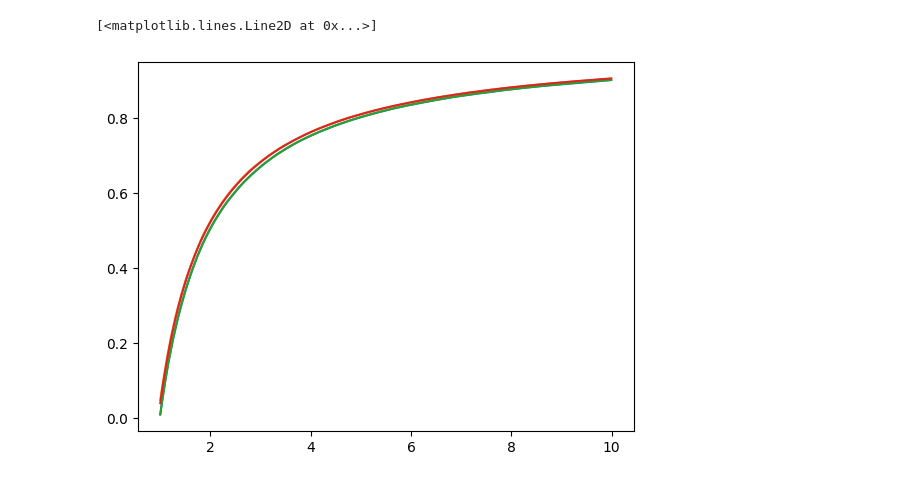
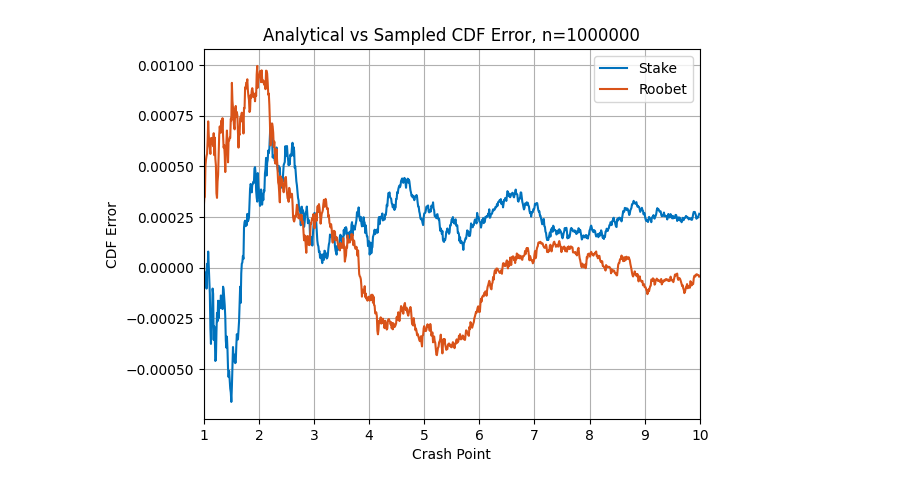
Before and after one commit to a-dimitri/mathematics-of-crash, a Jupyter notebook: simulations.ipynb, the cells around one changed output. Cells and saved outputs as stored; diff of their text form; code cells hidden in the pictures.

Commit message:
Added simulations initial simulations and plots

```diff
--- a/simulations.ipynb
+++ b/simulations.ipynb
@@ -16,18 +15,29 @@ def sampleRoobet():
     return 1 if h%25 == 0 else math.floor((100*e-h)/(e-h))/100.0
 # %%
 # Perform sampling, with samples size n
-n = 100000
+n = 1000000
 stake_samples = np.array(sorted([sampleStake() for i in range(n)]))
 roobet_samples = np.array(sorted([sampleRoobet() for i in range(n)]))
 # %%
-# Compute both the analytical CDF and the sampled CDF for a selected range of crash point values
-x_values = np.arange(1,10,0.01)
+# Compute the analytical CDF and the sampled CDF for a selected range of crash point values
+# Compute the sampled return rates of a simple betting strategy over n games
+start = 1
+end = 10
+x_values = np.arange(start,end,0.01)
 j = 0
 k = 0
+p1 = 0.01
+hs = 0.04
+p2 = 0.01
 stake_emperical_cdf = np.zeros(len(x_values))
 roobet_emperical_cdf = np.zeros(len(x_values))
 stake_analytical_cdf = np.zeros(len(x_values))
 roobet_analytical_cdf = np.zeros(len(x_values))
+no_edge_cdf = np.zeros(len(x_values))
+stake_return = np.zeros(len(x_values))
+stake_dev = np.zeros(len(x_values))
+roobet_return = np.zeros(len(x_values))
+roobet_dev = np.zeros(len(x_values))
 for i,x in enumerate(x_values):
     while j < len(stake_samples) and stake_samples[j] <= x:
         j += 1
@@ -35,13 +45,22 @@ for i,x in enumerate(x_values):
         k += 1
     stake_emperical_cdf[i] = j/n
     roobet_emperical_cdf[i] = k/n
-    stake_analytical_cdf[i] = 1 - 0.99/x
-    roobet_analytical_cdf[i] = 0.04 + 0.96*(1-0.99/(x-0.01))
+    stake_analytical_cdf[i] = 1 - (1-p1)/x
+    roobet_analytical_cdf[i] = hs + (1-hs)*(1-(1-p1)/x)
+    stake_return[i] = x*(1 - stake_emperical_cdf[i])
+    stake_dev[i] = math.sqrt(x*(1-p1) - (1-p1)*(1-p1))/math.sqrt(n)
+    roobet_return[i] = x*(1 - roobet_emperical_cdf[i])
+    roobet_dev[i] = math.sqrt(x*(1-hs)*(1-p2) - (1-hs)*(1-p2)*(1-hs)*(1-p2))/math.sqrt(n)
+    no_edge_cdf[i] = 1-1/x
-# %%
-plt.plot(x_values, stake_emperical_cdf)
-plt.plot(x_values, roobet_emperical_cdf)
-plt.plot(x_values, stake_analytical_cdf)
-plt.plot(x_values, roobet_analytical_cdf)
-# %% [output]
-[<matplotlib.lines.Line2D at 0x...>]
-[figure, removed]
+# %%
+plt.plot(x_values, stake_emperical_cdf - stake_analytical_cdf, label = 'Stake', color = "#0072BD")
+plt.plot(x_values, roobet_emperical_cdf - roobet_analytical_cdf, label = 'Roobet', color = "#D95319")
+plt.title(f'Analytical vs Sampled CDF Error, n={n}')
+plt.xlim([start,end])
+plt.xlabel('Crash Point')
+plt.ylabel('CDF Error')
+plt.grid(visible=True)
+plt.legend()
+plt.savefig('modelled_cdf_errors.png', dpi=600)
+# %% [output]
+[figure, added]
```
Also changed, not shown: parts of 3 cells of this notebook, 3 other files.
